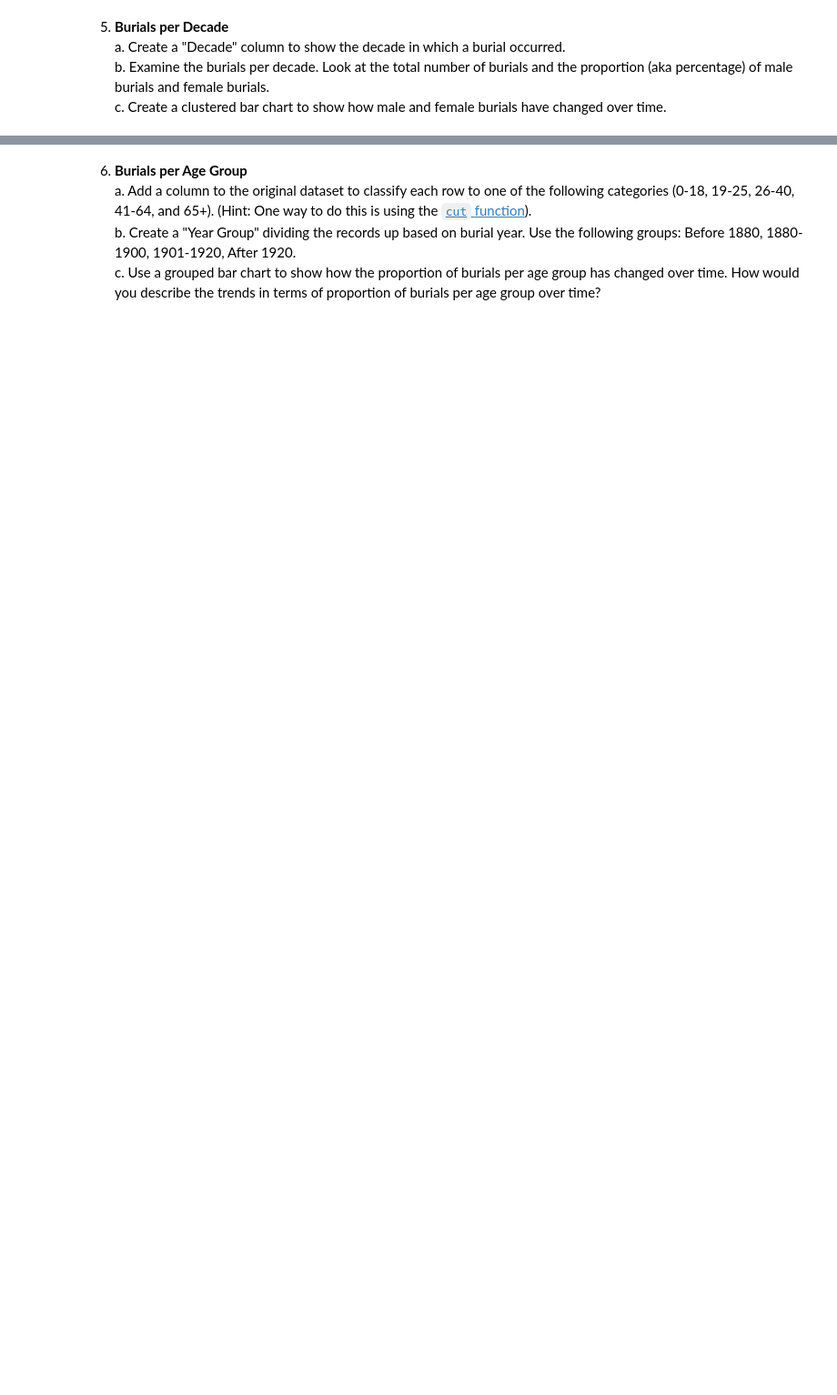
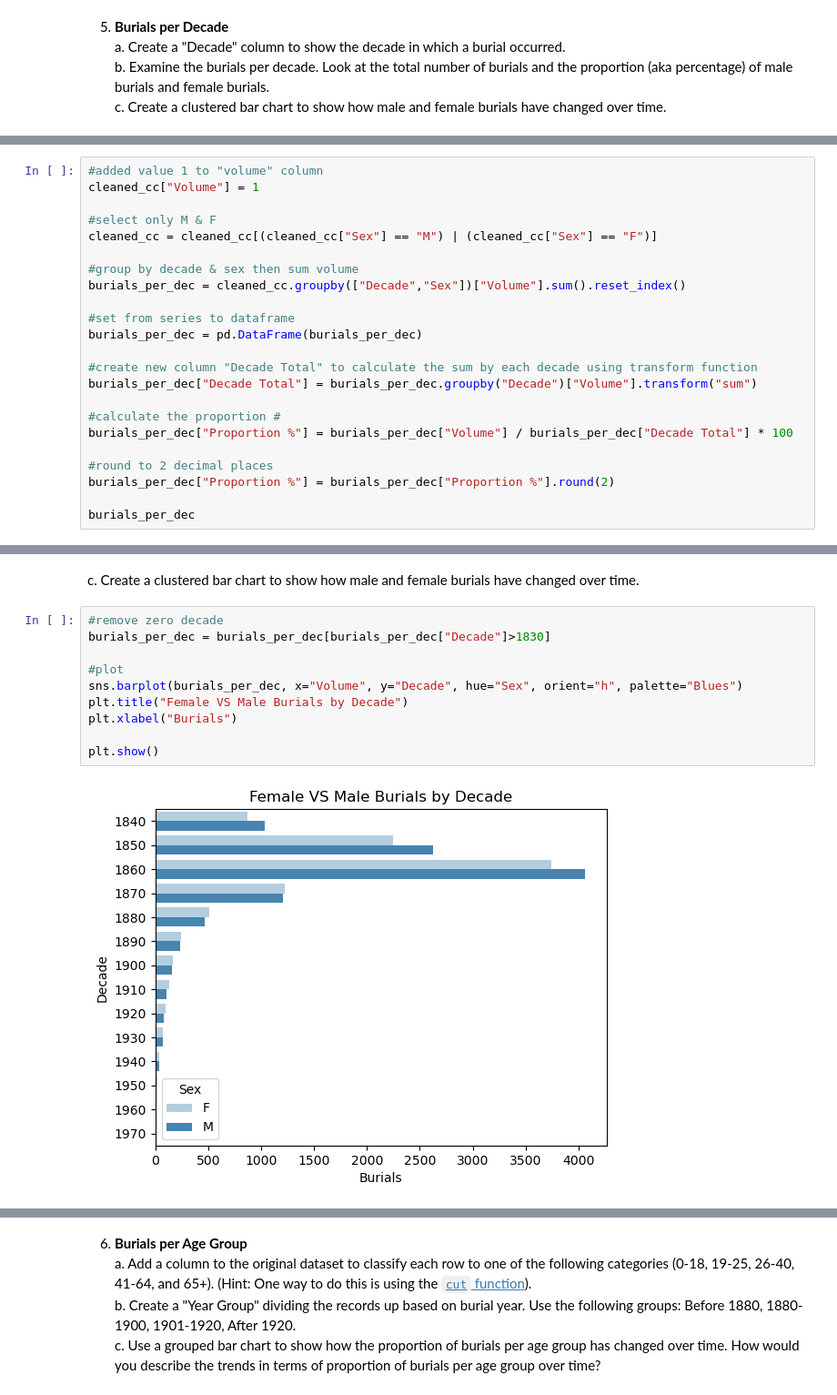
Before and after one commit to NSS-Data-Analytics-Cohort-10/advanced-pandas-elisianguyen, a Jupyter notebook: notebooks/advanced_pandas.ipynb, the cells around one changed output, grey strips where cells are left out. Shown at 91% size. Drawn from its saved outputs; the diff is of its cells as text; blank space fills up the shorter version.

```diff
--- a/notebooks/advanced_pandas.ipynb
+++ b/notebooks/advanced_pandas.ipynb
@@ -289,0 +267,23 @@ Name: Volume, dtype: int64
+# %%
+#added value 1 to "volume" column
+cleaned_cc["Volume"] = 1
+
+#select only M & F
+cleaned_cc = cleaned_cc[(cleaned_cc["Sex"] == "M") | (cleaned_cc["Sex"] == "F")]
+
+#group by decade & sex then sum volume
+burials_per_dec = cleaned_cc.groupby(["Decade","Sex"])["Volume"].sum().reset_index()
+
+#set from series to dataframe
+burials_per_dec = pd.DataFrame(burials_per_dec)
+
+#create new column "Decade Total" to calculate the sum by each decade using transform function
+burials_per_dec["Decade Total"] = burials_per_dec.groupby("Decade")["Volume"].transform("sum")
+
+#calculate the proportion #
+burials_per_dec["Proportion %"] = burials_per_dec["Volume"] / burials_per_dec["Decade Total"] * 100
+
+#round to 2 decimal places
+burials_per_dec["Proportion %"] = burials_per_dec["Proportion %"].round(2)
+
+burials_per_dec
@@ -289,0 +308,14 @@ Name: Volume, dtype: int64
+# %% [markdown]
+c. Create a clustered bar chart to show how male and female burials have changed over time.
+# %%
+#remove zero decade
+burials_per_dec = burials_per_dec[burials_per_dec["Decade"]>1830]
+
+#plot
+sns.barplot(burials_per_dec, x="Volume", y="Decade", hue="Sex", orient="h", palette="Blues")
+plt.title("Female VS Male Burials by Decade")
+plt.xlabel("Burials")
+
+plt.show()
+# %% [output]
+[figure, added]
```
Also changed, not shown: parts of 33 cells of this notebook.
